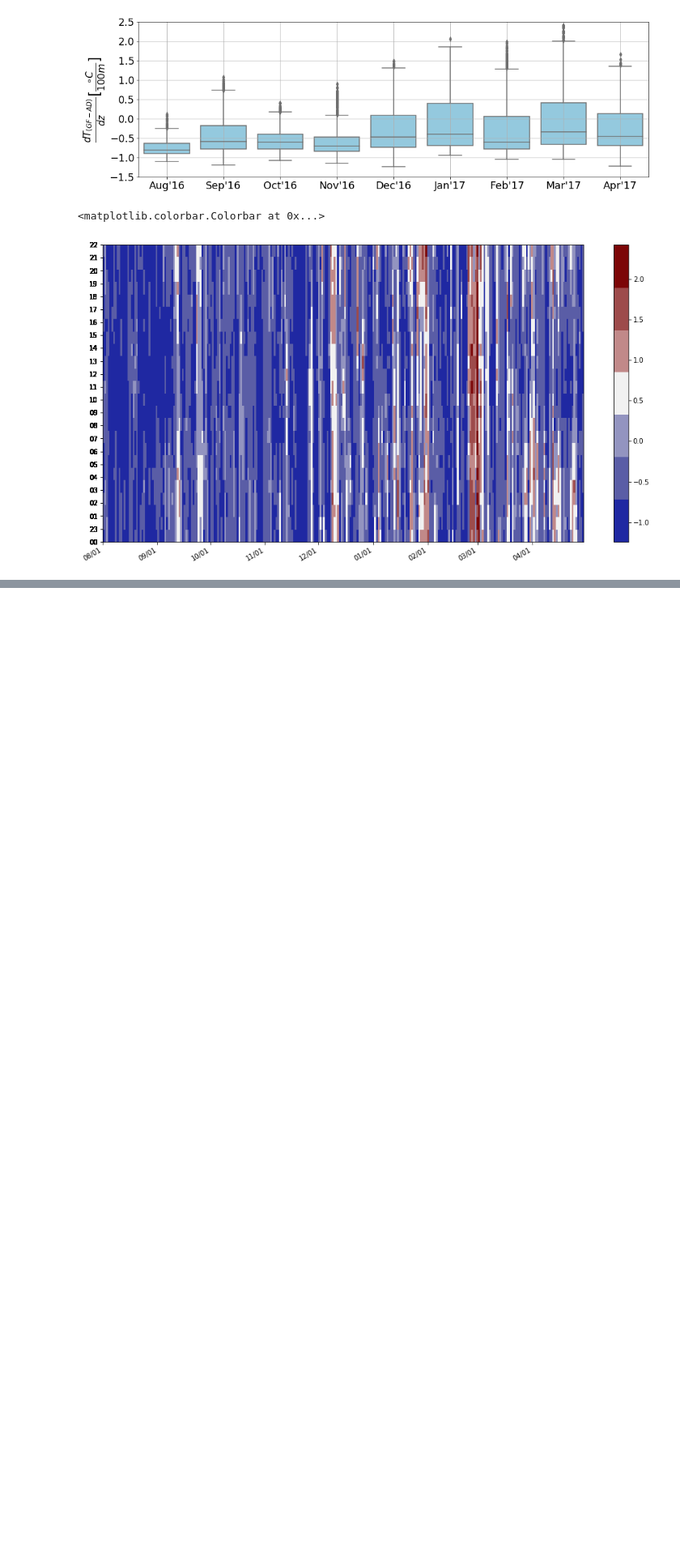
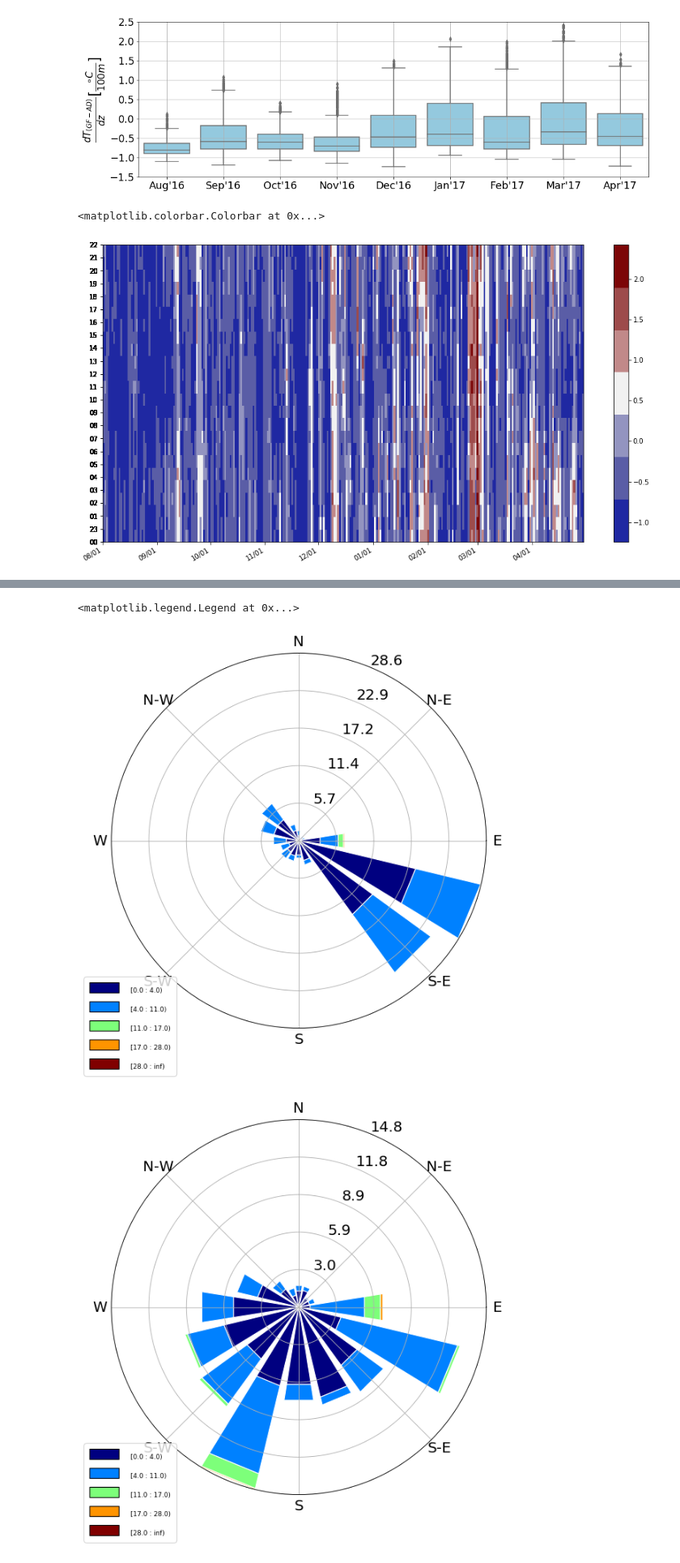
Before and after one commit to VroniH/MASvalSnowP, a Jupyter notebook: MA_figures_chap3_1.ipynb, the cells around one changed output, grey strips where cells are left out. Shown at 81% size. Drawn from its saved outputs; the diff is of its cells as text; code cells hidden in the pictures; blank space fills up the shorter version.

```diff
--- a/MA_figures_chap3_1.ipynb
+++ b/MA_figures_chap3_1.ipynb
@@ -248,3 +251,47 @@ plt.colorbar(pl)
 # %% [output]
 <matplotlib.colorbar.Colorbar at 0x...>
 [figure]
+# %%
+from windrose import WindroseAxes
+# import matplotlib.cm as cm
+
+# Set variables
+ff10m_AD = AVD_data.ff10m_mps_Avg
+ff2m_AD = AVD_data.ff2m_mps_avg
+ff10mX_AD = AVD_data.ff10m_sek_Max
+ff2mX_AD = AVD_data.ff2m_mps_Max
+dd10m_AD = AVD_data.dd10m
+dd2m_AD = AVD_data.dd2m
+
+ff_GF = GF_data.ff_mps_avg
+ffX_GF = GF_data.ff_mps_Max
+dd_GF = GF_data.dd
+
+print(ff2mX_AD.describe())
+print(ff10mX_AD.describe())
+print(ffX_GF.describe())
+# print(ff_GF)
+# print(dd_GF)
+
+# ax1 = WindroseAxes.from_ax()
+# ax1.bar(dd10m_AD, ff10m_AD, normed=True, opening=0.8, edgecolor='white', bins = [0,4,11,17])
+# ax1.set_legend()
+
+# fig,ax2 = plt.subplots(1,1)
+ax2 = WindroseAxes.from_ax()
+ax2.bar(dd2m_AD, ff2m_AD, normed=True, opening=0.8, edgecolor='white', bins = [0,4,11,17,28])
+ax2.set_legend()
+ax2.tick_params(labelsize=18)
+ax2.set_legend(loc='center', bbox_to_anchor=(0.05, 0.005), fontsize = 18)
+# ax2.savefig('./figures/windrose_AD2m.eps')
+# fig.savefig('./figures/windrose_AD2m.png')
+# fig.savefig('./figures/windrose.png')
+
+# fig3,ax3 = plt.subplots()
+ax3 = WindroseAxes.from_ax()
+ax3.bar(dd_GF, ff_GF, normed=True, opening=0.8, edgecolor='white', bins = [0,4,11,17,28])
+ax3.tick_params(labelsize=18)
+ax3.set_legend(loc='center', bbox_to_anchor=(0.05, 0.005), fontsize = 18)
+# fig3.savefig('./figures/windrose_GF.eps')
+# fig2.savefig('./figures/windrose_GF.png')
+# %% [output]
@@ -250,0 +315,3 @@ plt.colorbar(pl)
+<matplotlib.legend.Legend at 0x...>
+[figure, added]
+[figure, added]
```
Also changed, not shown: parts of 5 cells of this notebook, 43 other files.
